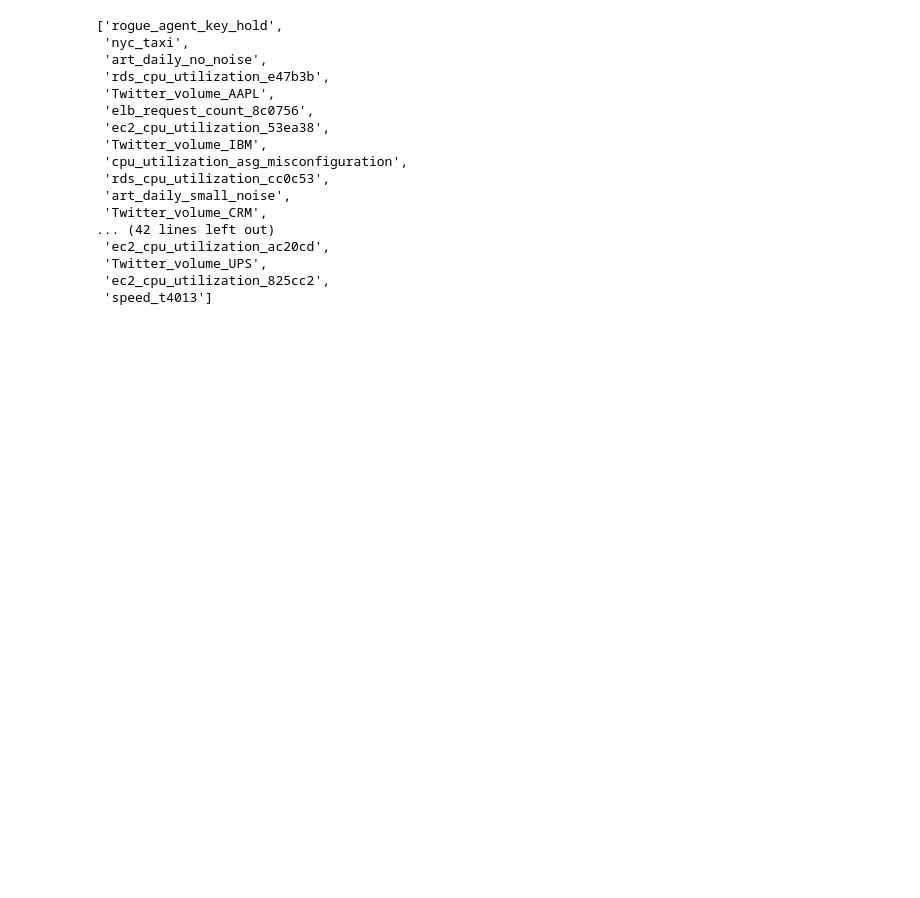
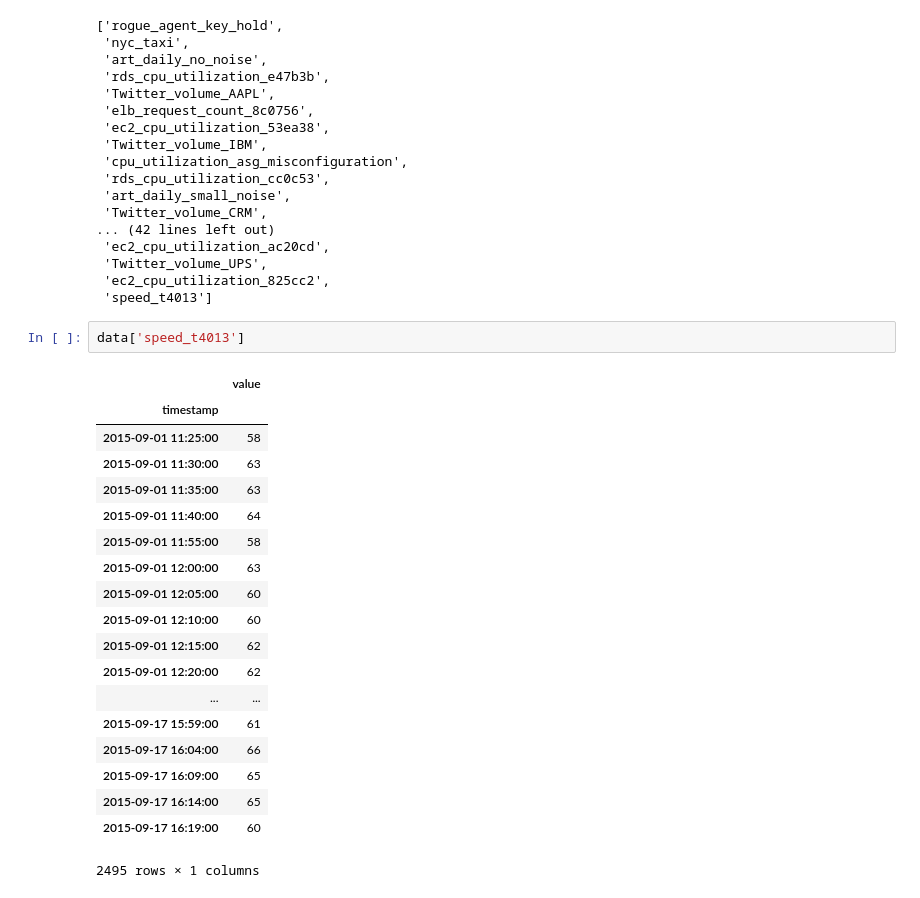
Before and after one commit to jonathanstrong/NAB, a Jupyter notebook: notebooks/initial plots of datafiles.ipynb, the cells around one changed output. Cells and saved outputs as stored; diff of their text form; blank space fills up the shorter version.

```diff
--- a/notebooks/initial plots of datafiles.ipynb
+++ b/notebooks/initial plots of datafiles.ipynb
@@ -33,3 +32,25 @@ data.data.keys()
  'Twitter_volume_UPS',
  'ec2_cpu_utilization_825cc2',
  'speed_t4013']
+# %%
+data['speed_t4013']
+# %% [output]
+|  | value |
+| timestamp |  |
+| 2015-09-01 11:25:00 | 58 |
+| 2015-09-01 11:30:00 | 63 |
+| 2015-09-01 11:35:00 | 63 |
+| 2015-09-01 11:40:00 | 64 |
+| 2015-09-01 11:55:00 | 58 |
+| 2015-09-01 12:00:00 | 63 |
+| 2015-09-01 12:05:00 | 60 |
+| 2015-09-01 12:10:00 | 60 |
+| 2015-09-01 12:15:00 | 62 |
+| 2015-09-01 12:20:00 | 62 |
+| ... | ... |
+| 2015-09-17 15:59:00 | 61 |
+| 2015-09-17 16:04:00 | 66 |
+| 2015-09-17 16:09:00 | 65 |
+| 2015-09-17 16:14:00 | 65 |
+| 2015-09-17 16:19:00 | 60 |
+2495 rows × 1 columns
```
Also changed, not shown: parts of 3 cells of this notebook, 1 other file.
